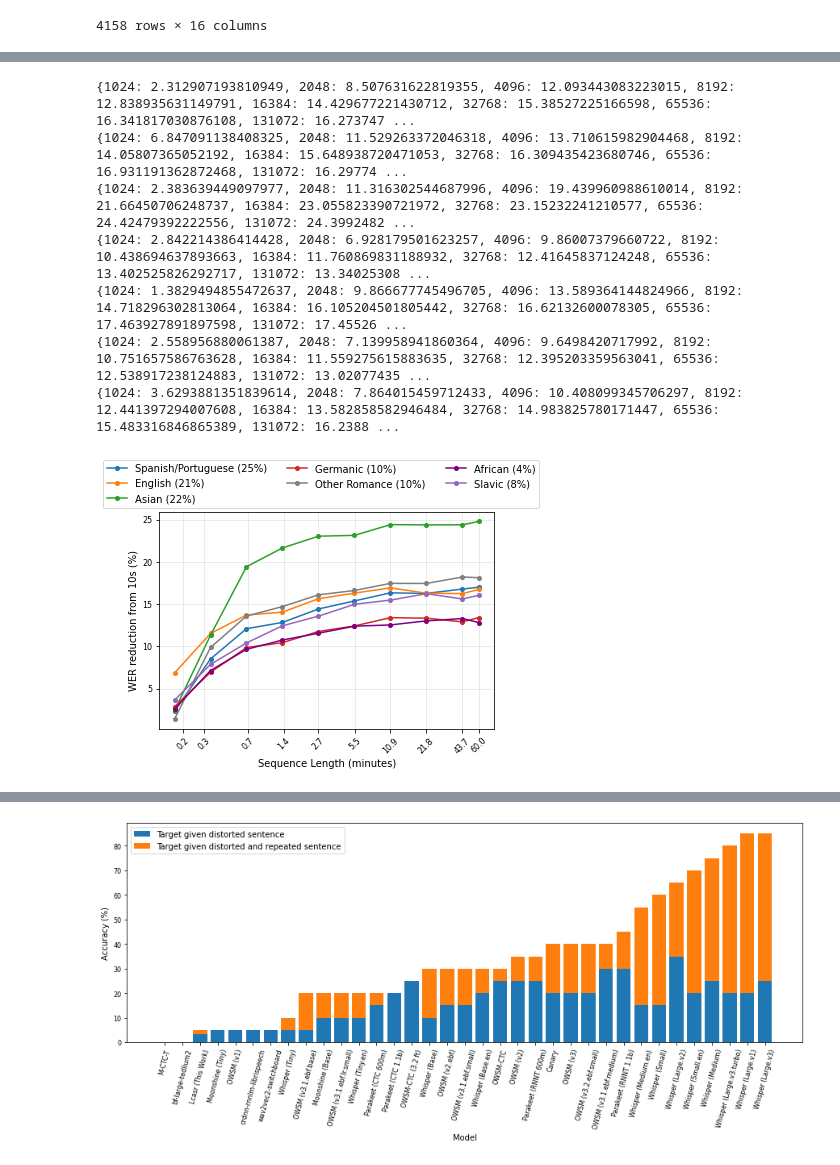
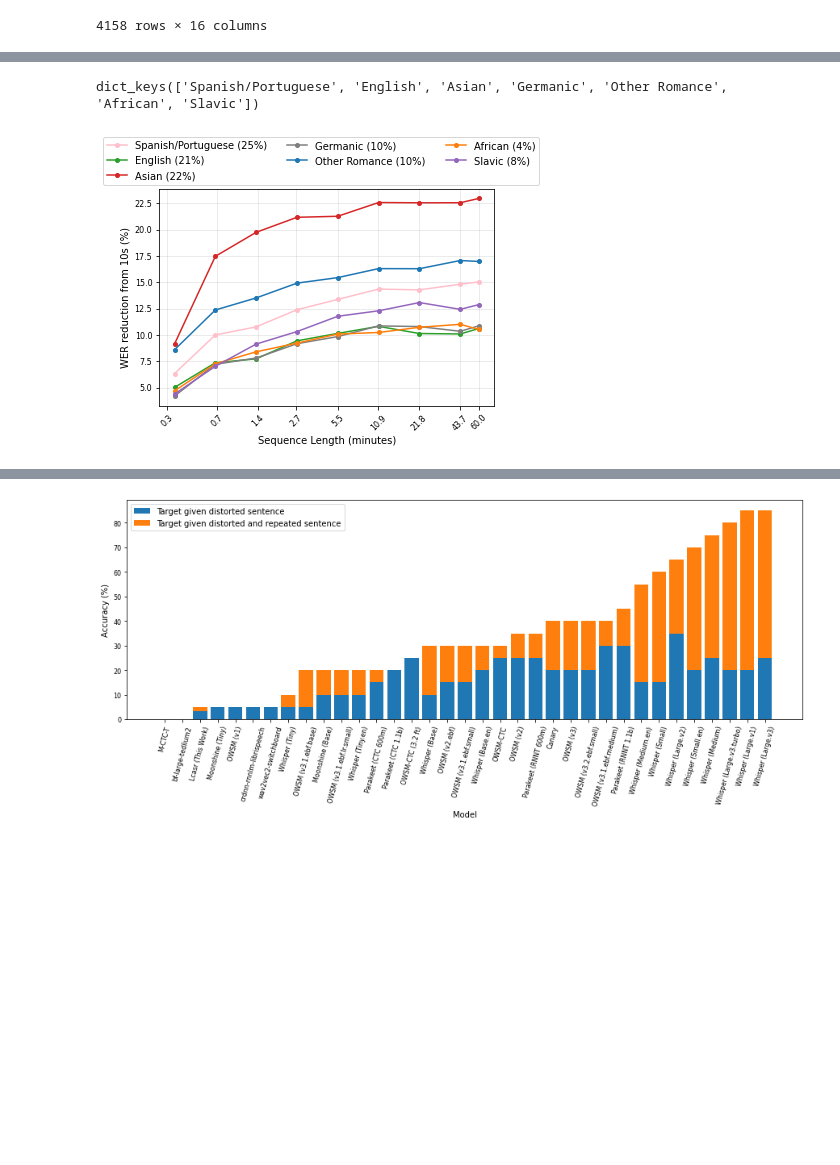
Before and after one commit to robflynnyh/long-context-asr, a Jupyter notebook: eval/results/eval.ipynb, the cells around one changed output, grey strips where cells are left out. Saved outputs shown, nothing was run; the diff lists cells and outputs as text; code cells hidden in the pictures; blank space fills up the shorter version.

```diff
--- a/eval/results/eval.ipynb
+++ b/eval/results/eval.ipynb
@@ -824,6 +858,7 @@ def get_windowed_data(csv, dataset='earnings22_full', subsampling=8, average_dup
         if id not in data_dict: data_dict[id] = [wer_entry]
         else: data_dict[id].append(wer_entry)
     print(sorted(list(data_dict.keys())))
+    if 512 in data_dict: del data_dict[512]
     if 5760000 in data_dict: del data_dict[5760000]
     if 524288 in data_dict:
         data_dict[360000] = data_dict[524288]
@@ -1286,20 +1269,28 @@ for area in area_counts.keys():
     area_counts[area] = int(round((area_counts[area] / total_counts) * 100, 0))
 
 
-p_decreases = {seq_len: [] for seq_len in seq_lens[1:]}
+p_decreases = {seq_len: [] for seq_len in sorted(seq_lens[2:])}
 epoch1_results = {}
 for area in results.keys():
     seq_lens = sorted(list(results[area].keys()))
     wers = [results[area][seq_len]['wer'] for seq_len in seq_lens]
     wer_json = {seq_len: {'wer': results[area][seq_len]['wer']} for seq_len in seq_lens}
-    p_decrease = get_percentage_decrease_json(wer_json, min_key=512)
+
+    wer_json = {k:v for k, v in wer_json.items() if k != 512}
+    p_decrease = get_percentage_decrease_json(wer_json, min_key=1024)
+
     for seq_len in p_decrease.keys():
         p_decreases[seq_len].append(p_decrease[seq_len])
 
     print(p_decrease)
     colordict = {
-        'Other Romance': 'grey',
-        'African': 'purple'
+        'Other Romance': 'tab:blue',
+        'African': 'tab:orange',
+        'English': 'tab:green',
+        'Asian': 'tab:red',
+        'Slavic': 'tab:purple',
+        'Germanic': 'tab:gray',
+        'Spanish/Portuguese': 'pink',
     }
     plt.plot(
         [el/100/60 for el in p_decrease.keys()],
@@ -1310,8 +1301,9 @@ for area in results.keys():
         color = None if area not in colordict else colordict[area]
     )
     epoch1_results[area] = p_decrease
-p_decrease_diff = {seq_len: [] for seq_len in seq_lens[1:]}
+p_decrease_diff = {seq_len: [] for seq_len in sorted(seq_lens[2:])}
 for seq_len in p_decreases.keys():
+
     p_decrease_diff[seq_len] = max(p_decreases[seq_len]) - min(p_decreases[seq_len])
 
 
@@ -1319,7 +1311,7 @@ ax=plt.gca()
 ax.set_xscale('log', basex=2)
 # # log y axis
 # ax.set_yscale('log', basey=2)
-ax.set_xticks([round(el/100/60, 1) for el in sorted(seq_lens[1:])])
+ax.set_xticks([round(el/100/60, 1) for el in sorted(seq_lens[2:])])
 ax.get_xaxis().set_major_formatter(matplotlib.ticker.ScalarFormatter())
 plt.rc('xtick', labelsize=tw)
 plt.xticks(rotation=rot)
@@ -1329,4 +1321,5 @@ plt.ylabel('WER reduction from 10s (%)')
 # set opacitiy of 0.5 to legend
 plt.legend(ncol=3, bbox_to_anchor=(1.15, 1.26))
 ax.grid(True, axis='both', alpha=0.3)
+plt.savefig('./wer_reduction_per_area_epoch1.pdf', transparent = True, bbox_inches = 'tight')
 # %% [output]
@@ -1341,3 +1334,7 @@ ax.grid(True, axis='both', alpha=0.3)
+# %%
+epoch1_results.keys()
+# %% [output]
+dict_keys(['Spanish/Portuguese', 'English', 'Asian', 'Germanic', 'Other Romance', 'African', 'Slavic'])
 # %%
 earnings_per_rec = pd.read_csv('3epoch_pre_windowed_per_recording_e22.csv')
 e22_metadata = pd.read_csv('../earnings22_full/metadata.csv')
@@ -1388,55 +1385,54 @@ for area in area_counts.keys():
     area_counts[area] = int(round((area_counts[area] / total_counts) * 100, 0))
 
 
-p_decreases = {seq_len: [] for seq_len in seq_lens[1:]}
+p_decreases = {seq_len: [] for seq_len in sorted(seq_lens[2:])}
 epoch3_results = {}
 for area in results.keys():
     seq_lens = sorted(list(results[area].keys()))
     wers = [results[area][seq_len]['wer'] for seq_len in seq_lens]
     wer_json = {seq_len: {'wer': results[area][seq_len]['wer']} for seq_len in seq_lens}
-    p_decrease = get_percentage_decrease_json(wer_json, min_key=512)
+    wer_json = {k:v for k, v in wer_json.items() if k != 512}
+    p_decrease = get_percentage_decrease_json(wer_json, min_key=1024)
     for seq_len in p_decrease.keys():
         p_decreases[seq_len].append(p_decrease[seq_len])
 
-    print(p_decrease)
+
     colordict = {
-        'Other Romance': 'grey',
-        'African': 'purple'
+        'Other Romance': 'tab:blue',
+        'African': 'tab:orange',
+        'English': 'tab:green',
+        'Asian': 'tab:red',
+        'Slavic': 'tab:purple',
+        'Germanic': 'tab:gray',
+        'Spanish/Portuguese': 'pink',
     }
     plt.plot(
         [el/100/60 for el in p_decrease.keys()],
         [p_decrease[key] for key in p_decrease.keys()],
         marker='o',
         markersize=4,
         label=f'{area} ({area_counts[area]}%)',
         color = None if area not in colordict else colordict[area]
     )
     epoch3_results[area] = p_decrease
-p_decrease_diff = {seq_len: [] for seq_len in seq_lens[1:]}
+p_decrease_diff = {seq_len: [] for seq_len in sorted(seq_lens)[2:]}
 for seq_len in p_decreases.keys():
     p_decrease_diff[seq_len] = max(p_decreases[seq_len]) - min(p_decreases[seq_len])
 
 
 ax=plt.gca()
 ax.set_xscale('log', basex=2)
 # # log y axis
 # ax.set_yscale('log', basey=2)
-ax.set_xticks([round(el/100/60, 1) for el in sorted(seq_lens[1:])])
+ax.set_xticks([round(el/100/60, 1) for el in sorted(seq_lens[2:])])
 ax.get_xaxis().set_major_formatter(matplotlib.ticker.ScalarFormatter())
 plt.rc('xtick', labelsize=tw)
 plt.xticks(rotation=rot)
 plt.rc('ytick', labelsize=tw)
 plt.xlabel('Sequence Length (minutes)')
 plt.ylabel('WER reduction from 10s (%)')
 # set opacitiy of 0.5 to legend
 plt.legend(ncol=3, bbox_to_anchor=(1.15, 1.26))
 ax.grid(True, axis='both', alpha=0.3)
 # %% [output]
-{1024: 2.312907193810949, 2048: 8.507631622819355, 4096: 12.093443083223015, 8192: 12.838935631149791, 16384: 14.429677221430712, 32768: 15.38527225166598, 65536: 16.341817030876108, 131072: 16.273747 ...
-{1024: 6.847091138408325, 2048: 11.529263372046318, 4096: 13.710615982904468, 8192: 14.05807365052192, 16384: 15.648938720471053, 32768: 16.309435423680746, 65536: 16.931191362872468, 131072: 16.29774 ...
-{1024: 2.383639449097977, 2048: 11.316302544687996, 4096: 19.439960988610014, 8192: 21.66450706248737, 16384: 23.055823390721972, 32768: 23.15232241210577, 65536: 24.42479392222556, 131072: 24.3992482 ...
-{1024: 2.842214386414428, 2048: 6.928179501623257, 4096: 9.86007379660722, 8192: 10.438694637893663, 16384: 11.760869831188932, 32768: 12.41645837124248, 65536: 13.402525826292717, 131072: 13.34025308 ...
-{1024: 1.3829494855472637, 2048: 9.866677745496705, 4096: 13.589364144824966, 8192: 14.718296302813064, 16384: 16.105204501805442, 32768: 16.62132600078305, 65536: 17.463927891897598, 131072: 17.45526 ...
-{1024: 2.558956880061387, 2048: 7.139958941860364, 4096: 9.6498420717992, 8192: 10.751657586763628, 16384: 11.559275615883635, 32768: 12.395203359563041, 65536: 12.538917238124883, 131072: 13.02077435 ...
-{1024: 3.6293881351839614, 2048: 7.864015459712433, 4096: 10.408099345706297, 8192: 12.441397294007608, 16384: 13.582858582946484, 32768: 14.983825780171447, 65536: 15.483316846865389, 131072: 16.2388 ...
-[figure, old version]
+[figure, new version]
```
Also changed, not shown: parts of 16 cells of this notebook, 14 other files.
